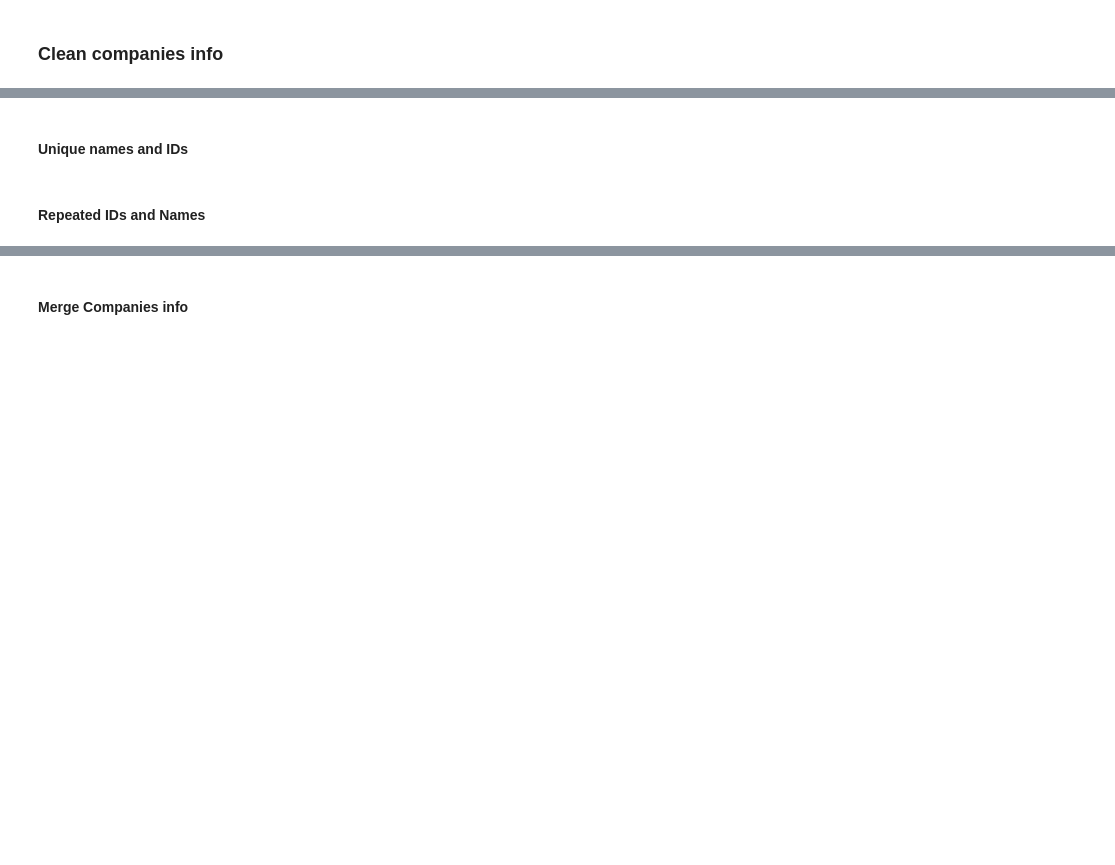
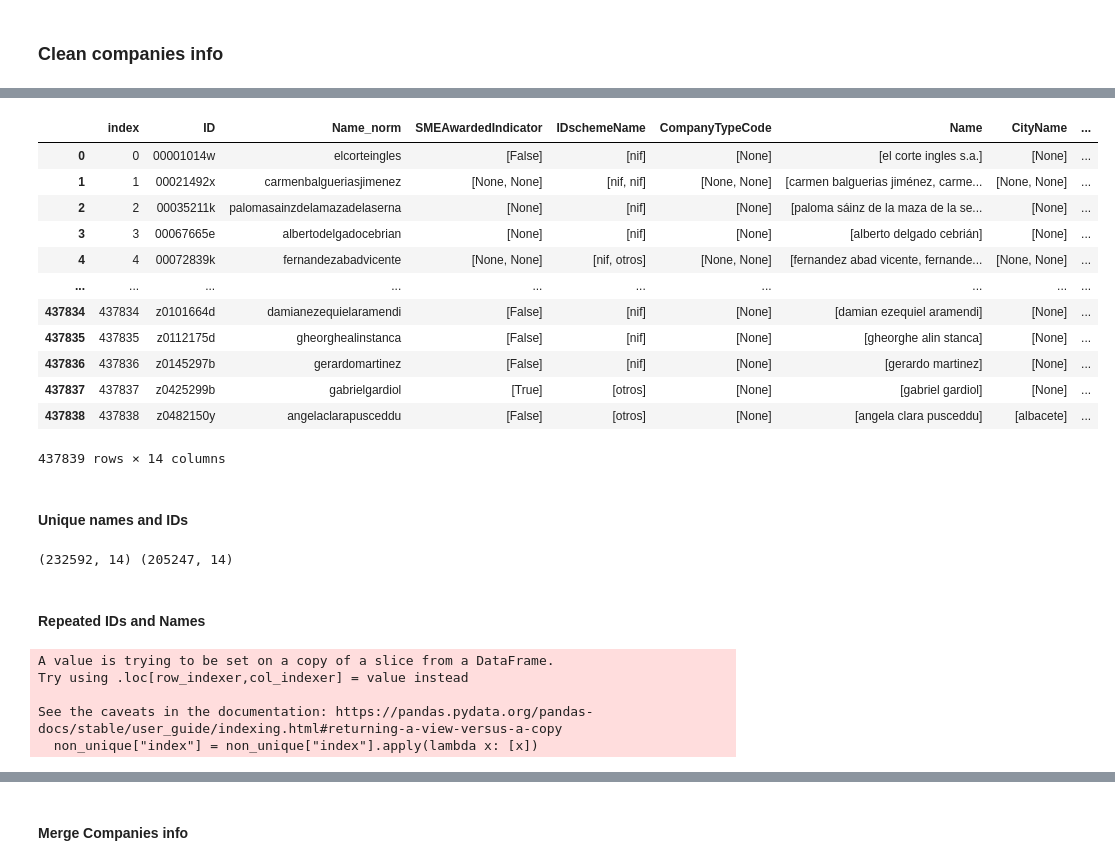
Before and after one commit to nextprocurement/NP-Company-Process, a Jupyter notebook: match_companies.ipynb, the cells around one changed output, grey strips where cells are left out. Saved outputs shown, nothing was run; the diff lists cells and outputs as text; code cells hidden in the pictures; blank space fills up the shorter version.

Commit message:
Included new changes in construir_tabla_companies

```diff
--- a/match_companies.ipynb
+++ b/match_companies.ipynb
@@ -101,7 +101,7 @@ def clean_df(df: pd.DataFrame, prefer=None, workers=-1):
 # %% [markdown]
 # Merge data from different sources
 # %%
-df_companies = merge_orig_dataframes(dir_metadata=Path("data/metadata/"))
-# df_companies.to_parquet("data/companies.parquet")
+df_companies = merge_orig_dataframes(dir_metadata=Path("../nuevas_descargas/parquet_antiguos/"))
+#df_companies.to_parquet("data/companies.parquet")
 
-# df_companies = pd.read_parquet("data/companies.parquet")
+#df_companies = pd.read_parquet("data/companies.parquet")
@@ -182,6 +258,22 @@ companies_clean = (
 )
 companies_clean["count"] = companies_clean["Name_proc"].apply(len)
 companies_clean = companies_clean.reset_index()
+# %%
+companies_clean
+# %% [output]
+|  | index | ID | Name_norm | SMEAwardedIndicator | IDschemeName | CompanyTypeCode | Name | CityName | ... |
+| 0 | 0 | 00001014w | elcorteingles | [False] | [nif] | [None] | [el corte ingles s.a.] | [None] | ... |
+| 1 | 1 | 00021492x | carmenbalgueriasjimenez | [None, None] | [nif, nif] | [None, None] | [carmen balguerias jiménez, carme... | [None, None] | ... |
+| 2 | 2 | 00035211k | palomasainzdelamazadelaserna | [None] | [nif] | [None] | [paloma sáinz de la maza de la se... | [None] | ... |
+| 3 | 3 | 00067665e | albertodelgadocebrian | [None] | [nif] | [None] | [alberto delgado cebrián] | [None] | ... |
+| 4 | 4 | 00072839k | fernandezabadvicente | [None, None] | [nif, otros] | [None, None] | [fernandez abad vicente, fernande... | [None, None] | ... |
+| ... | ... | ... | ... | ... | ... | ... | ... | ... | ... |
+| 437834 | 437834 | z0101664d | damianezequielaramendi | [False] | [nif] | [None] | [damian ezequiel aramendi] | [None] | ... |
+| 437835 | 437835 | z0112175d | gheorghealinstanca | [False] | [nif] | [None] | [gheorghe alin stanca] | [None] | ... |
+| 437836 | 437836 | z0145297b | gerardomartinez | [False] | [nif] | [None] | [gerardo martinez] | [None] | ... |
+| 437837 | 437837 | z0425299b | gabrielgardiol | [True] | [otros] | [None] | [gabriel gardiol] | [None] | ... |
+| 437838 | 437838 | z0482150y | angelaclarapusceddu | [False] | [otros] | [None] | [angela clara pusceddu] | [albacete] | ... |
+437839 rows × 14 columns
 # %% [markdown]
 #### Unique names and IDs
 # %%
@@ -203,6 +295,8 @@ non_unique = companies_clean[companies_clean["index"].isin(non_unique_ids)].copy
 unique["index"] = unique["index"].apply(lambda x: [x])
 non_unique["index"] = non_unique["index"].apply(lambda x: [x])
 print(unique.shape, non_unique.shape)
+# %% [output]
+(232592, 14) (205247, 14)
 # %% [markdown]
 #### Repeated IDs and Names
 # %%
@@ -292,6 +386,12 @@ non_unique_ids = list(
 # non_unique = companies_clean.loc[non_unique_ids]
 non_unique = companies_clean[companies_clean["index"].isin(non_unique_ids)]
 non_unique["index"] = non_unique["index"].apply(lambda x: [x])
+# %% [output]
+A value is trying to be set on a copy of a slice from a DataFrame.
+Try using .loc[row_indexer,col_indexer] = value instead
+
+See the caveats in the documentation: https://pandas.pydata.org/pandas-docs/stable/user_guide/indexing.html#returning-a-view-versus-a-copy
+  non_unique["index"] = non_unique["index"].apply(lambda x: [x])
 # %%
 # Obtain unique name-ID
 unified_NAME = unify_repeated_col(non_unique, "Name_norm", "ID")
```
Also changed, not shown: parts of 37 cells of this notebook, 2 other files.
